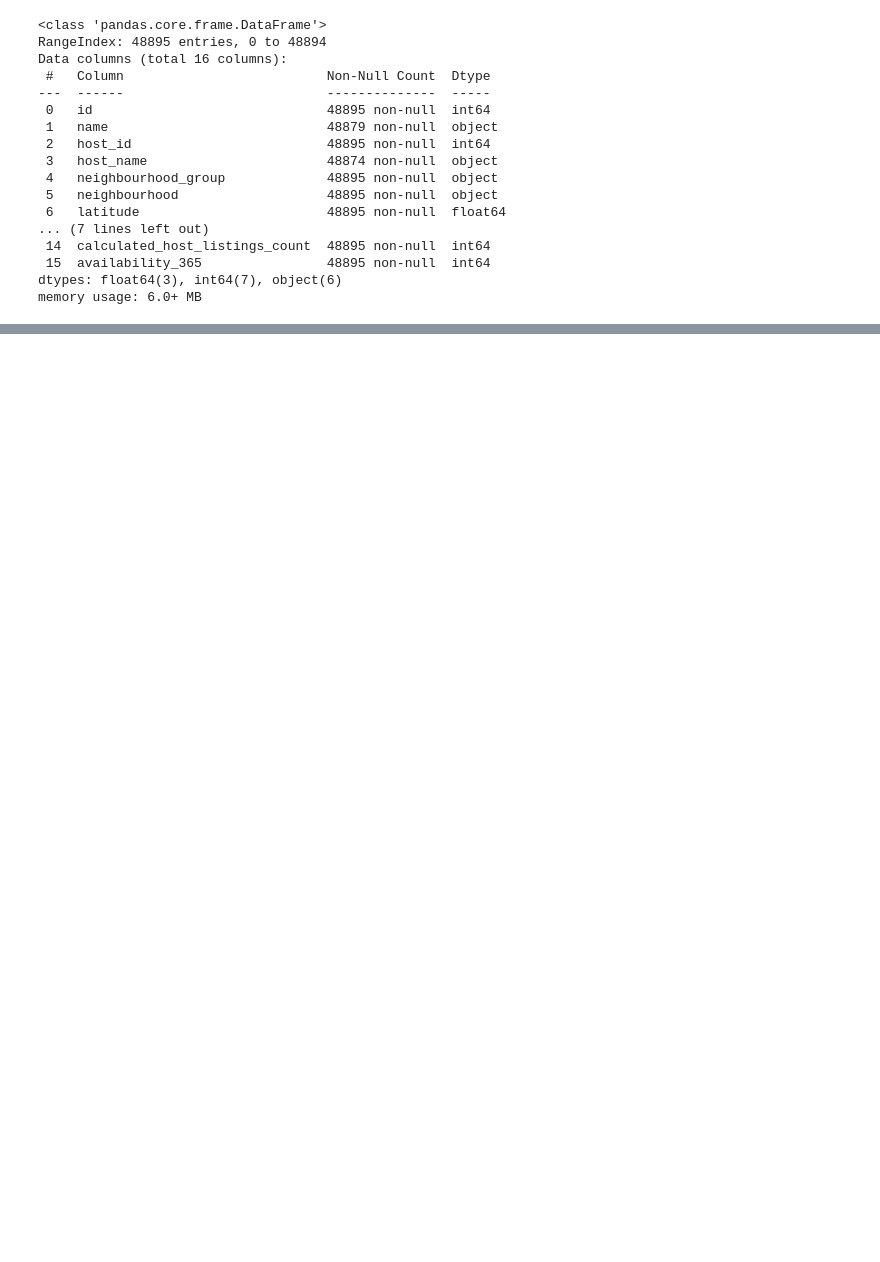
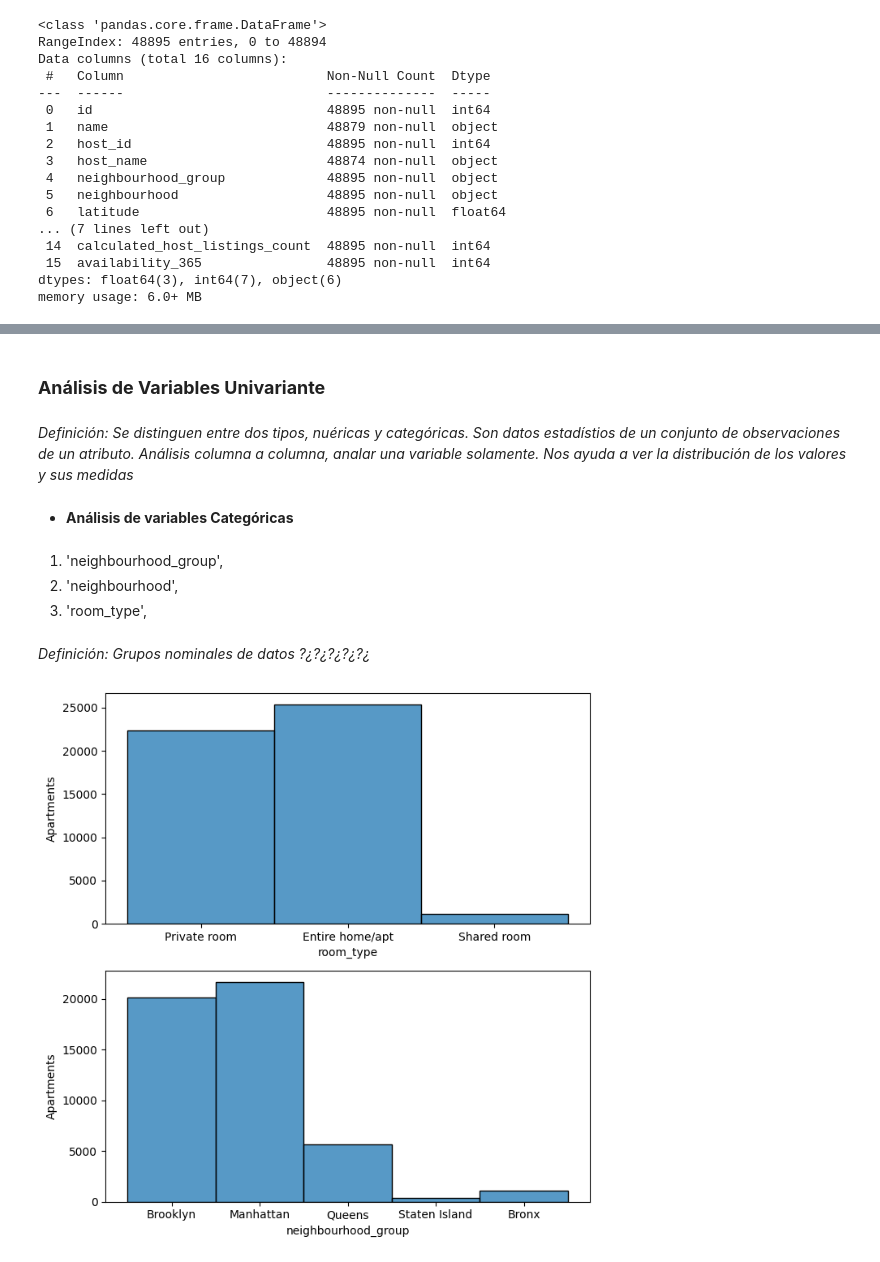
Before and after one commit to 4GeeksAcademy/cristina-chico_machine-learning, a Jupyter notebook: src/00-eda-airbnb-ny.ipynb, the cells around one changed output, grey strips where cells are left out. Cells and saved outputs as stored; diff of their text form; code cells hidden in the pictures; blank space fills up the shorter version.

```diff
--- a/src/00-eda-airbnb-ny.ipynb
+++ b/src/00-eda-airbnb-ny.ipynb
@@ -166,0 +259,3 @@ plt.show()
+# %%
+df.drop(['id','name','reviews_per_month','number_of_reviews','host_name','host_id','last_review','longitude','latitude','calculated_host_listings_count','neighbourhood'], axis=1, inplace=True)
+df
@@ -166,0 +342,21 @@ plt.show()
+# %% [markdown]
+### **Análisis de Variables Univariante**
+# %% [markdown]
+*Definición: Se distinguen entre dos tipos, nuéricas y categóricas. Son datos estadístios de un conjunto de observaciones de un atributo. Análisis columna a columna, analar una variable solamente. Nos ayuda a ver la distribución de los valores y sus medidas*
+# %% [markdown]
+* **Análisis de variables Categóricas**
+# %% [markdown]
+1. 'neighbourhood_group',
+2. 'neighbourhood',
+3. 'room_type',
+# %% [markdown]
+*Definición: Grupos nominales de datos ?¿?¿?¿?¿?¿*
+# %%
+fig, axis = plt.subplots(2, figsize=(7, 7))
+sns.histplot(ax=axis[0], data=df, x="room_type").set(ylabel='Apartments')
+sns.histplot(ax=axis[1], data=df, x="neighbourhood_group").set(ylabel='Apartments')
+
+plt.tight_layout()
+plt.show()
+# %% [output]
+[figure, added]
```
Also changed, not shown: parts of 103 cells of this notebook.
